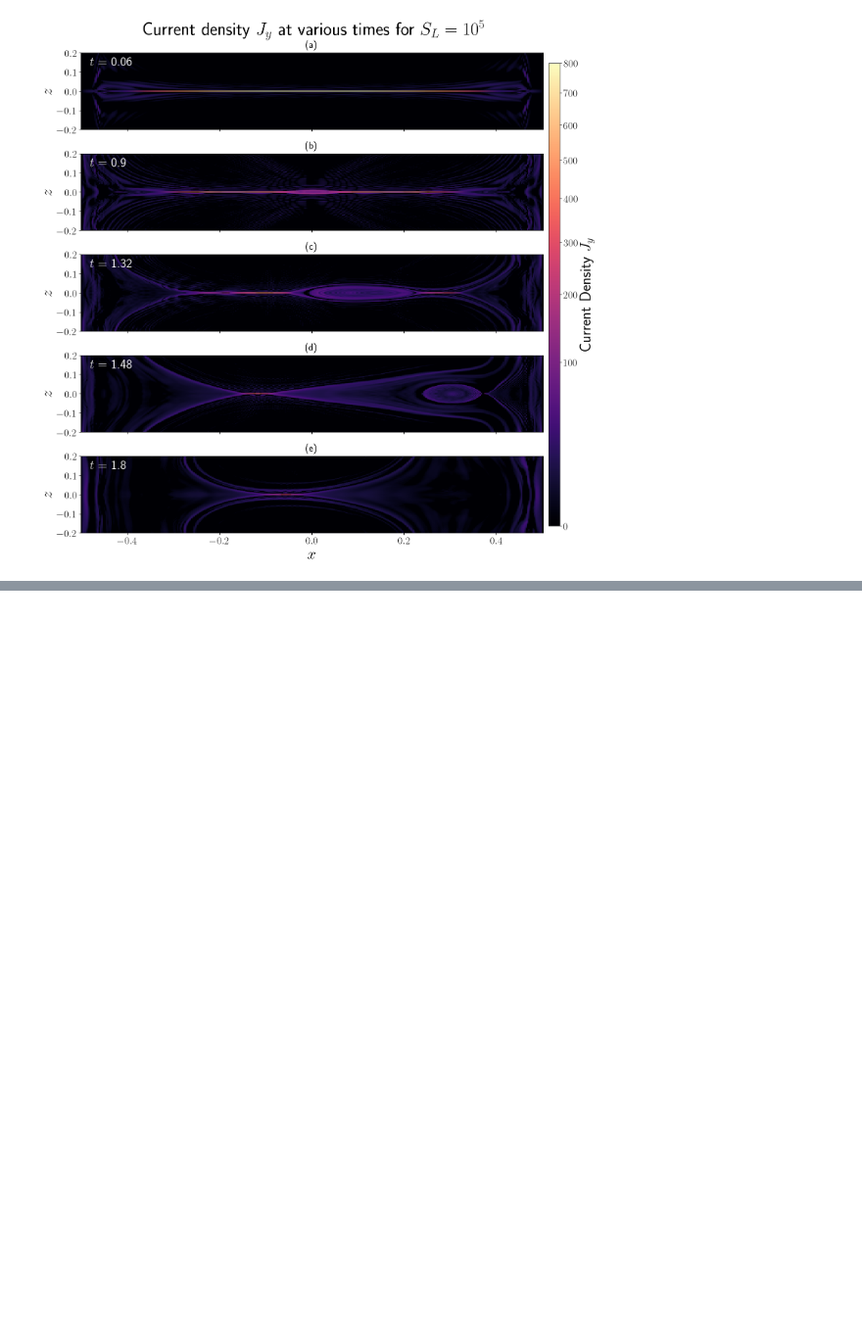
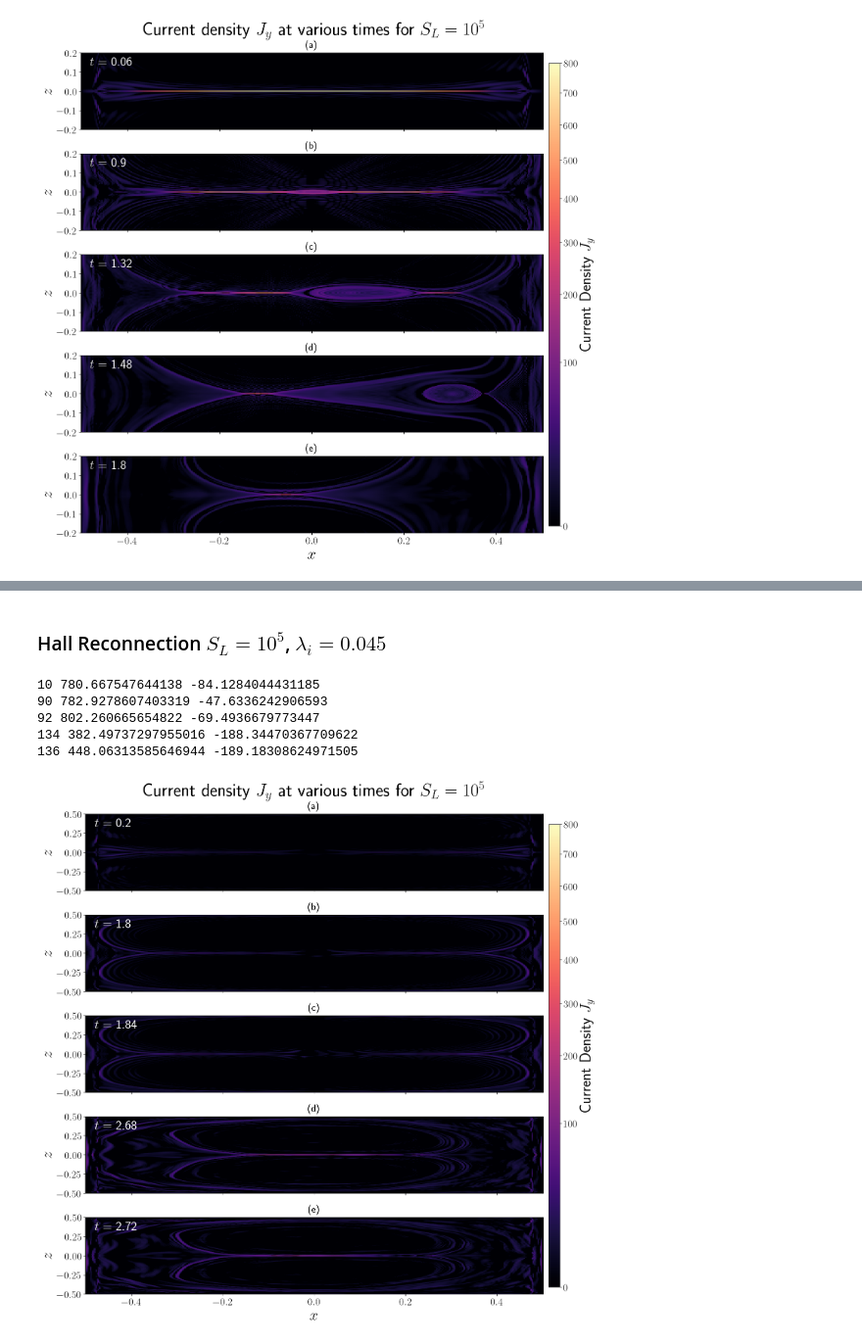
Before and after one commit to conanliptortt/MMath-Project-CL, a Jupyter notebook: Current_Density_Plots/Stacked_Current_Density.ipynb, the cells around one changed output, grey strips where cells are left out. Shown at 98% size. Saved outputs shown, nothing was run; the diff lists cells and outputs as text; code cells hidden in the pictures; blank space fills up the shorter version.

```diff
--- a/Current_Density_Plots/Stacked_Current_Density.ipynb
+++ b/Current_Density_Plots/Stacked_Current_Density.ipynb
@@ -193,0 +211,2 @@ fig = plot_stacked([3,45,66,74, 90], r'$S_L = 10^5$', [-0.2,0.2])
+# %% [markdown]
+### Hall Reconnection $S_L = 10^5$, $\lambda_i = 0.045$
@@ -193,0 +218,10 @@ fig = plot_stacked([3,45,66,74, 90], r'$S_L = 10^5$', [-0.2,0.2])
+# %%
+fig = plot_stacked([10,90,92,134,136], r'$S_L = 10^5$', [-0.5,0.5])
+#fig.savefig('hall_sim_13_stack.png', bbox_inches='tight')
+# %% [output]
+10 780.667547644138 -84.1284044431185
+90 782.9278607403319 -47.6336242906593
+92 802.260665654822 -69.4936679773447
+134 382.49737297955016 -188.34470367709622
+136 448.06313585646944 -189.18308624971505
+[figure, added]
```
Also changed, not shown: parts of 4 cells of this notebook, 1 other file.
